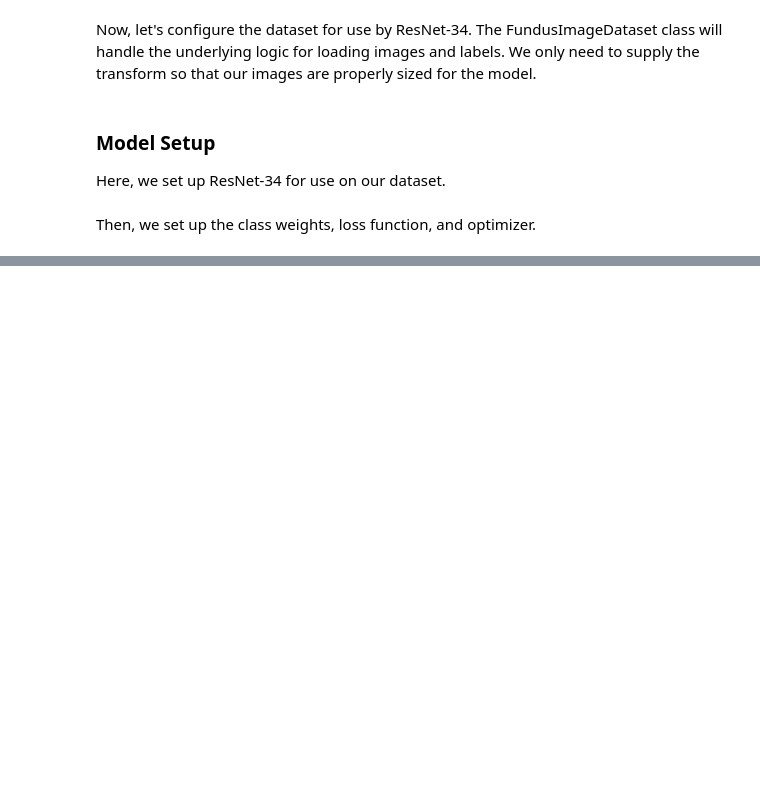
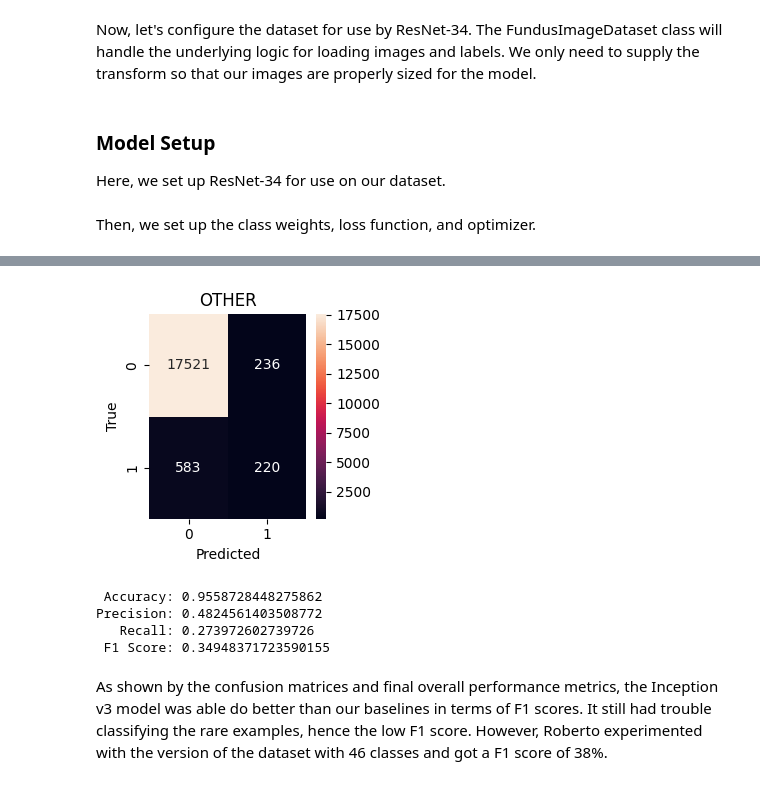
Before and after one commit to OlivesnPink/CompHealthAndMedFinal, a Jupyter notebook: EyeDiseaseDetectionFinalSubmission.ipynb, the cells around one changed output, grey strips where cells are left out. Cells and saved outputs as stored; diff of their text form; code cells hidden in the pictures; blank space fills up the shorter version.

```diff
--- a/EyeDiseaseDetectionFinalSubmission.ipynb
+++ b/EyeDiseaseDetectionFinalSubmission.ipynb
@@ -939,0 +1448,26 @@ evaluator.test(model, label_names=disease_names)
+# %%
+matrix = matrices.sum(axis=0)
+plt.figure(figsize=(3, 3))
+sns.heatmap(matrix, annot=True, fmt='d')
+plt.title(label)
+plt.xlabel('Predicted')
+plt.ylabel('True')
+plt.tight_layout()
+plt.show()
+tn, fp, fn, tp = matrix.ravel()
+accuracy = (tp + tn) / (tp + tn + fp + fn)
+precision = tp / (tp + fp)
+recall = tp / (tp + fn)
+f1_score = 2 * precision * recall / (precision + recall)
+print(f' Accuracy: {accuracy}')
+print(f'Precision: {precision}')
+print(f'   Recall: {recall}')
+print(f' F1 Score: {f1_score}')
+# %% [output]
+[figure, added]
+ Accuracy: 0.9558728448275862
+Precision: 0.4824561403508772
+   Recall: 0.273972602739726
+ F1 Score: 0.34948371723590155
+# %% [markdown]
+As shown by the confusion matrices and final overall performance metrics, the Inception v3 model was able do better than our baselines in terms of F1 scores. It still had trouble classifying the rare examples, hence the low F1 score. However, Roberto experimented with the version of the dataset with 46 classes and got a F1 score of 38%.
```
Also changed, not shown: parts of 19 cells of this notebook.
